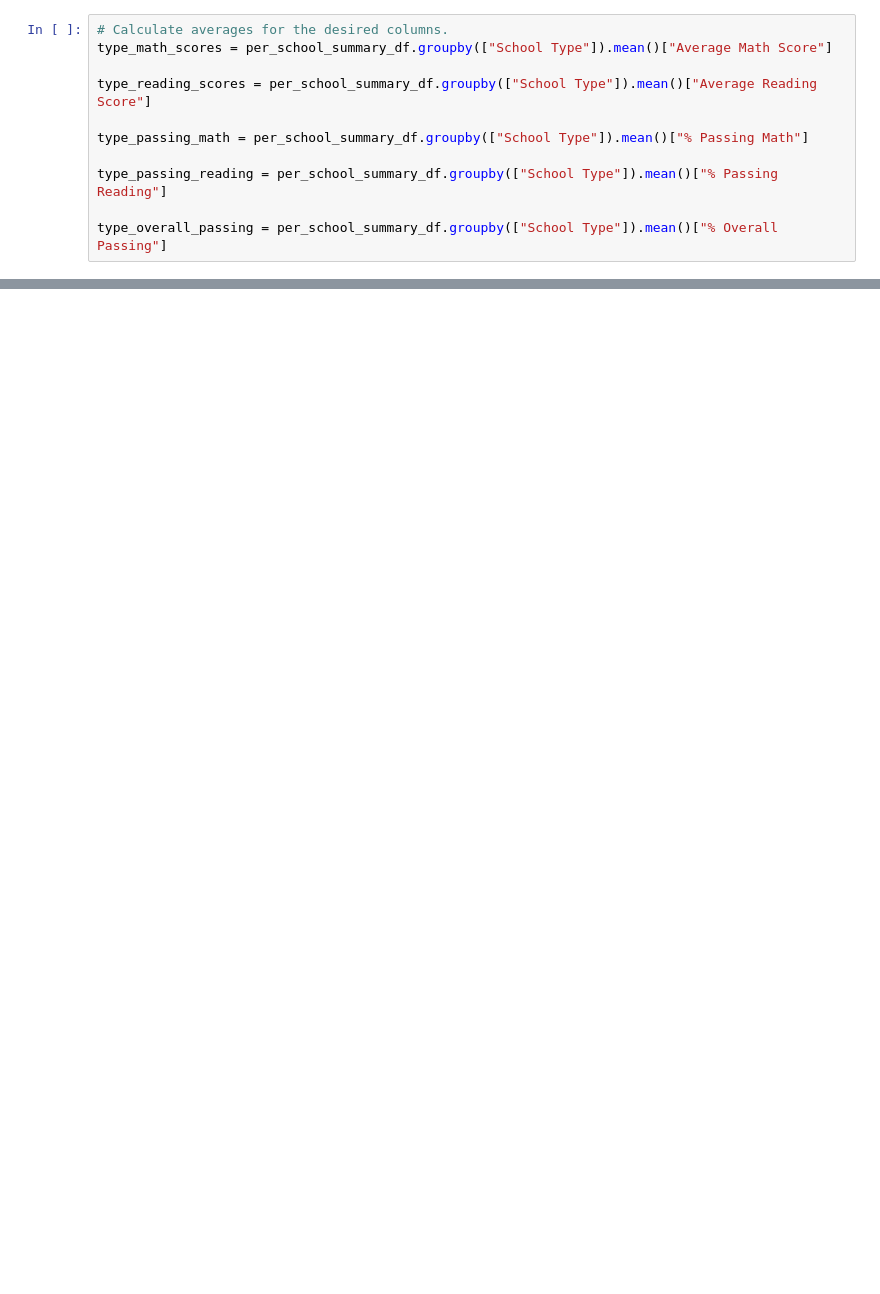
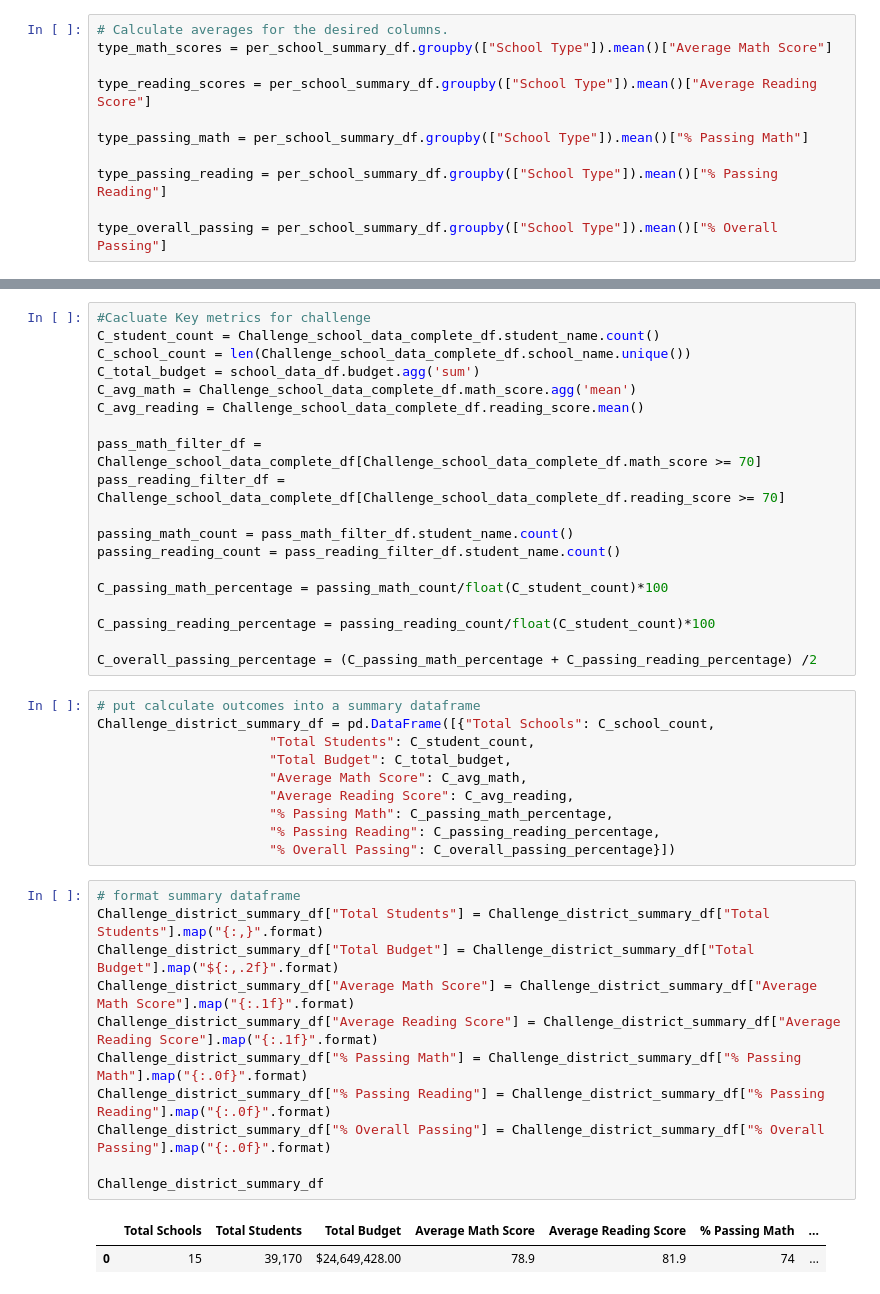
Before and after one commit to MarjorieS81/School_District_Analysis, a Jupyter notebook: PyCitySchools-Challenge.ipynb, the cells around one changed output, grey strips where cells are left out. Drawn from its saved outputs; the diff is of its cells as text; blank space fills up the shorter version.

```diff
--- a/PyCitySchools-Challenge.ipynb
+++ b/PyCitySchools-Challenge.ipynb
@@ -1001,0 +1037,43 @@ type_summary_df
+# %%
+#Cacluate Key metrics for challenge
+C_student_count = Challenge_school_data_complete_df.student_name.count()
+C_school_count = len(Challenge_school_data_complete_df.school_name.unique())
+C_total_budget = school_data_df.budget.agg('sum')
+C_avg_math = Challenge_school_data_complete_df.math_score.agg('mean')
+C_avg_reading = Challenge_school_data_complete_df.reading_score.mean()
+
+pass_math_filter_df = Challenge_school_data_complete_df[Challenge_school_data_complete_df.math_score >= 70]
+pass_reading_filter_df = Challenge_school_data_complete_df[Challenge_school_data_complete_df.reading_score >= 70]
+
+passing_math_count = pass_math_filter_df.student_name.count()
+passing_reading_count = pass_reading_filter_df.student_name.count()
+
+C_passing_math_percentage = passing_math_count/float(C_student_count)*100
+
+C_passing_reading_percentage = passing_reading_count/float(C_student_count)*100
+
+C_overall_passing_percentage = (C_passing_math_percentage + C_passing_reading_percentage) /2
+# %%
+# put calculate outcomes into a summary dataframe
+Challenge_district_summary_df = pd.DataFrame([{"Total Schools": C_school_count,
+                      "Total Students": C_student_count,
+                      "Total Budget": C_total_budget,
+                      "Average Math Score": C_avg_math,
+                      "Average Reading Score": C_avg_reading,
+                      "% Passing Math": C_passing_math_percentage,
+                      "% Passing Reading": C_passing_reading_percentage,
+                      "% Overall Passing": C_overall_passing_percentage}])
+# %%
+# format summary dataframe
+Challenge_district_summary_df["Total Students"] = Challenge_district_summary_df["Total Students"].map("{:,}".format)
+Challenge_district_summary_df["Total Budget"] = Challenge_district_summary_df["Total Budget"].map("${:,.2f}".format)
+Challenge_district_summary_df["Average Math Score"] = Challenge_district_summary_df["Average Math Score"].map("{:.1f}".format)
+Challenge_district_summary_df["Average Reading Score"] = Challenge_district_summary_df["Average Reading Score"].map("{:.1f}".format)
+Challenge_district_summary_df["% Passing Math"] = Challenge_district_summary_df["% Passing Math"].map("{:.0f}".format)
+Challenge_district_summary_df["% Passing Reading"] = Challenge_district_summary_df["% Passing Reading"].map("{:.0f}".format)
+Challenge_district_summary_df["% Overall Passing"] = Challenge_district_summary_df["% Overall Passing"].map("{:.0f}".format)
+
+Challenge_district_summary_df
+# %% [output]
+|  | Total Schools | Total Students | Total Budget | Average Math Score | Average Reading Score | % Passing Math | ... |
+| 0 | 15 | 39,170 | $24,649,428.00 | 78.9 | 81.9 | 74 | ... |
```
Also changed, not shown: parts of 19 cells of this notebook.
